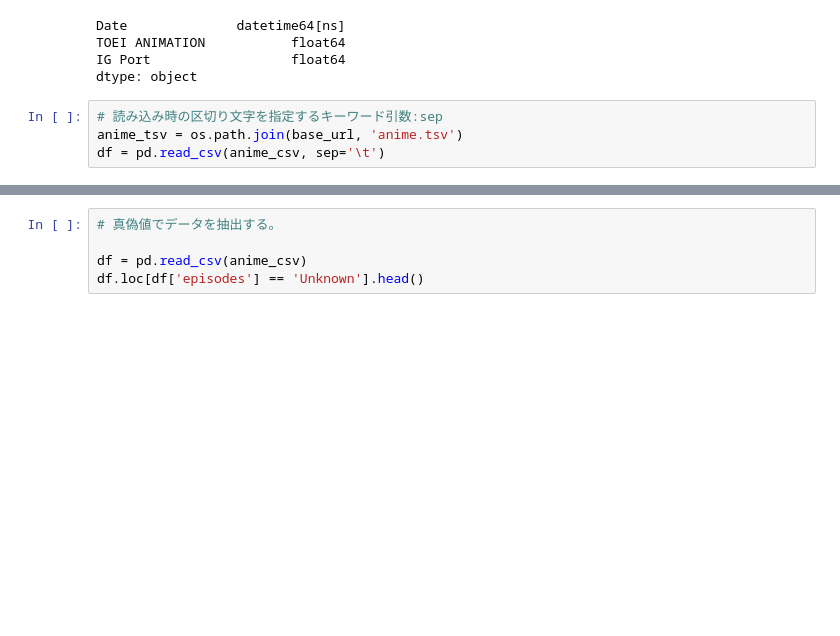
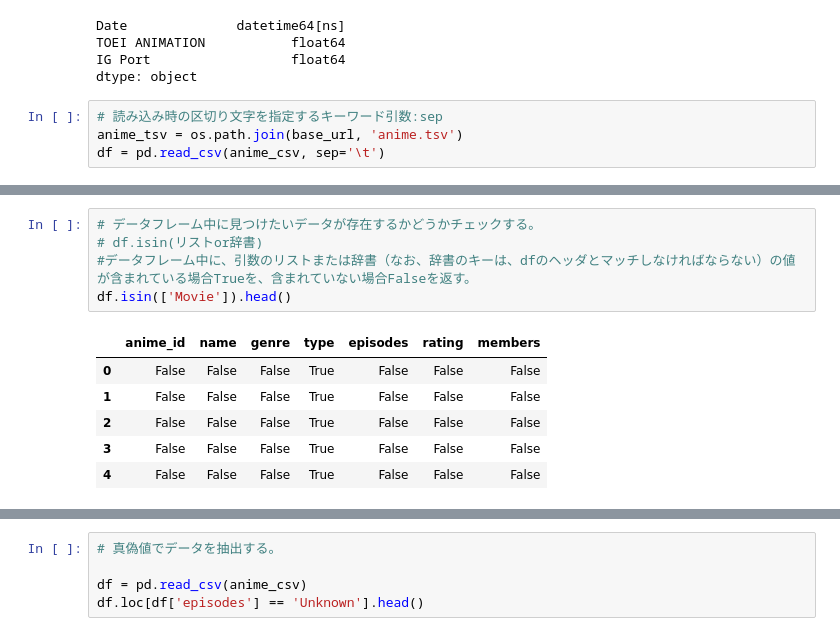
Before and after one commit to ikki02/Python, a Jupyter notebook: DataScience/Pandas.ipynb, the cells around one changed output, grey strips where cells are left out. Cells and saved outputs as stored; diff of their text form; blank space fills up the shorter version.

```diff
--- a/DataScience/Pandas.ipynb
+++ b/DataScience/Pandas.ipynb
@@ -262,3 +269,15 @@ df.head()
 | 2 | 28851 | Koe no Katachi | Drama, School, Shounen | Movie | 1 | 9.05 | 102733 |
 | 3 | 199 | Sen to Chihiro no Kamikakushi | Adventure, Drama, Supernatural | Movie | 1 | 8.93 | 466254 |
 | 4 | 12355 | Ookami Kodomo no Ame to Yuki | Fantasy, Slice of Life | Movie | 1 | 8.84 | 226193 |
+# %%
+# データフレーム中に見つけたいデータが存在するかどうかチェックする。
+# df.isin(リストor辞書)
+#データフレーム中に、引数のリストまたは辞書（なお、辞書のキーは、dfのヘッダとマッチしなければならない）の値が含まれている場合Trueを、含まれていない場合Falseを返す。
+df.isin(['Movie']).head()
+# %% [output]
+|  | anime_id | name | genre | type | episodes | rating | members |
+| 0 | False | False | False | True | False | False | False |
+| 1 | False | False | False | True | False | False | False |
+| 2 | False | False | False | True | False | False | False |
+| 3 | False | False | False | True | False | False | False |
+| 4 | False | False | False | True | False | False | False |
```
Also changed, not shown: parts of 11 cells of this notebook.
